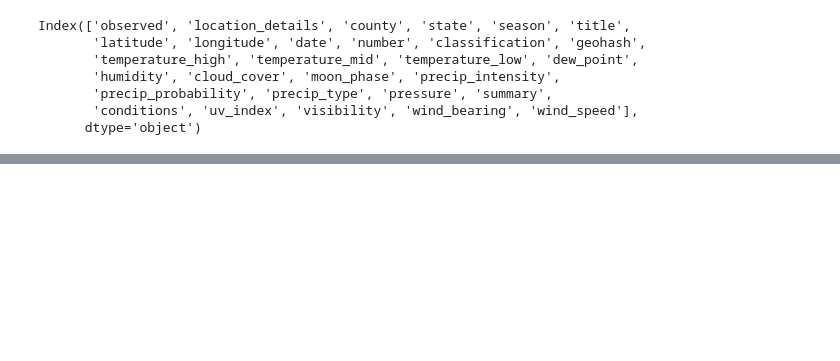
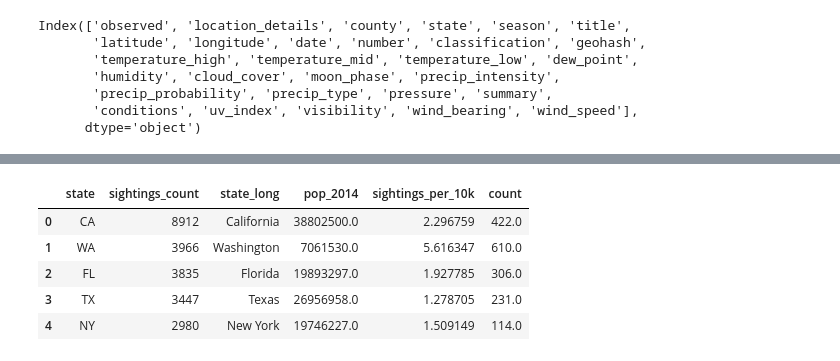
Before and after one commit to kflemming30/UFO_sightings, a Jupyter notebook: Sightings_Analysis.ipynb, the cells around one changed output, grey strips where cells are left out. Drawn from its saved outputs; the diff is of its cells as text; code cells hidden in the pictures; blank space fills up the shorter version.

```diff
--- a/Sightings_Analysis.ipynb
+++ b/Sightings_Analysis.ipynb
@@ -588,0 +627,3 @@ merged_df.sort_values(by='sightings_per_10k', ascending=False)
+# %%
+state_totals = pd.read_csv('https://raw.githubusercontent.com/kflemming30/UFO_sightings/main/state_totals.csv')
+state_totals.head()
@@ -588,0 +637,3 @@ merged_df.sort_values(by='sightings_per_10k', ascending=False)
+# %%
+state_bf_counts = bigfoot_sightings.groupby('state').size().reset_index(name='count')
+state_bf_counts.head()
@@ -588,0 +647,19 @@ merged_df.sort_values(by='sightings_per_10k', ascending=False)
+# %%
+# Merge state_totals with state_bf_counts based on 'state_long' and 'state' columns
+ufo_bf_state_totals = state_totals.merge(state_bf_counts, left_on='state_long', right_on='state', how='left')
+
+# Drop the 'state_y' column
+ufo_bf_state_totals.drop('state_y', axis=1, inplace=True)
+
+# Rename the 'state_x' column to 'state'
+ufo_bf_state_totals.rename(columns={'state_x': 'state'}, inplace=True)
+
+# Display the resulting DataFrame
+ufo_bf_state_totals.head()
+# %% [output]
+|  | state | sightings_count | state_long | pop_2014 | sightings_per_10k | count |
+| 0 | CA | 8912 | California | 38802500.0 | 2.296759 | 422.0 |
+| 1 | WA | 3966 | Washington | 7061530.0 | 5.616347 | 610.0 |
+| 2 | FL | 3835 | Florida | 19893297.0 | 1.927785 | 306.0 |
+| 3 | TX | 3447 | Texas | 26956958.0 | 1.278705 | 231.0 |
+| 4 | NY | 2980 | New York | 19746227.0 | 1.509149 | 114.0 |
```
Also changed, not shown: parts of 19 cells of this notebook, 1 other file.
